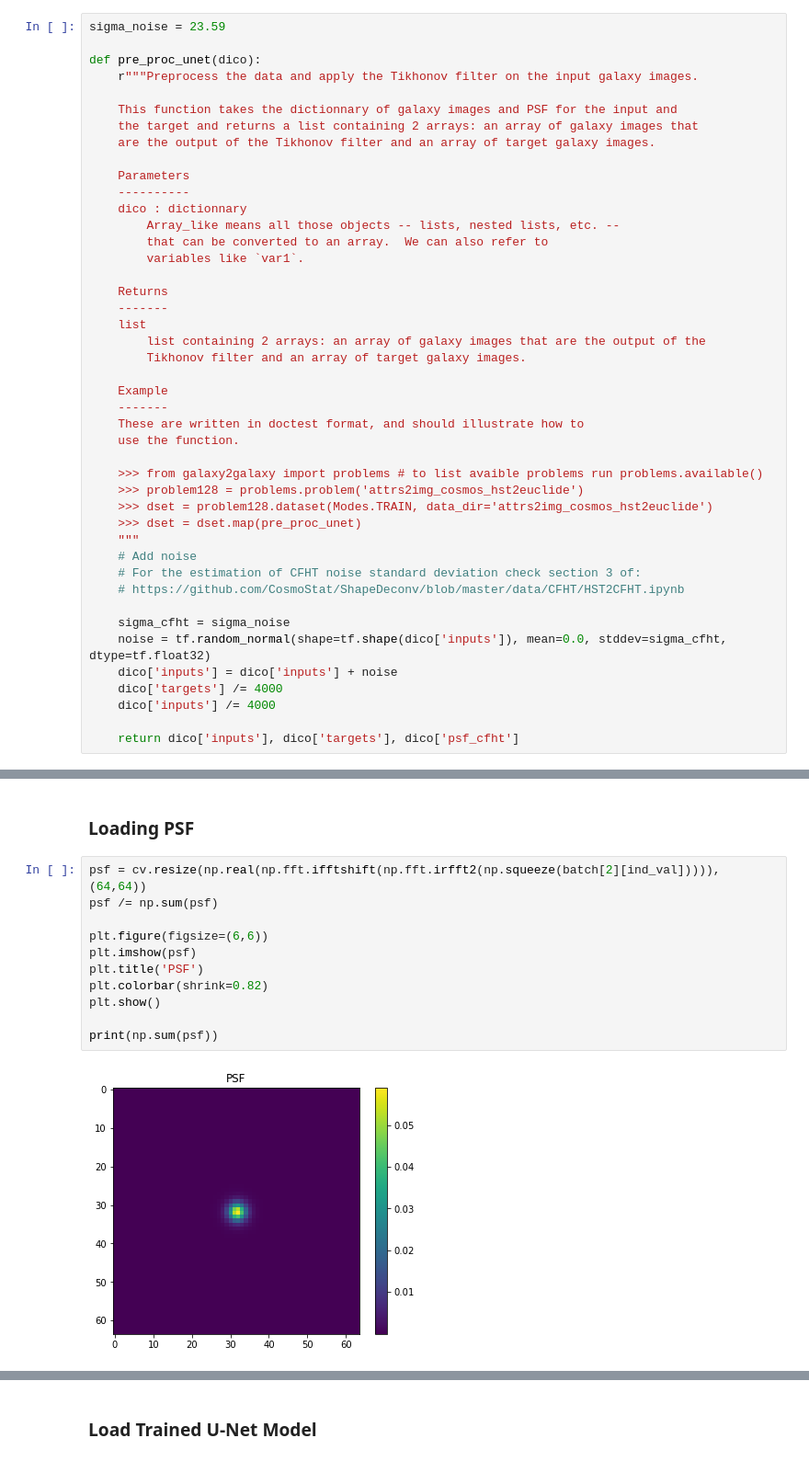
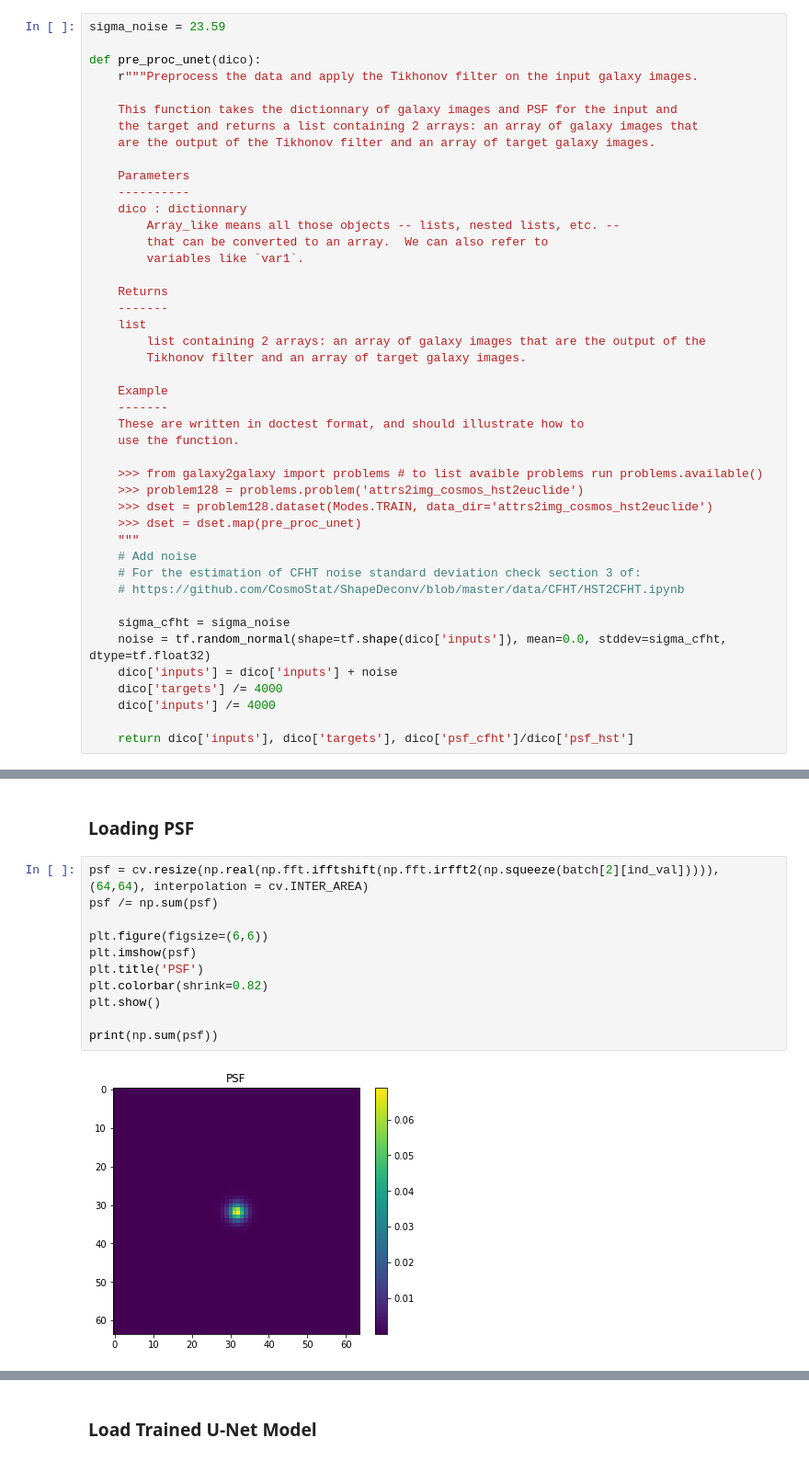
Before and after one commit to utsav-akhaury/PnP-ADMM, a Jupyter notebook: FB_starlet.ipynb, the cells around one changed output, grey strips where cells are left out. Shown at 92% size. Saved outputs shown, nothing was run; the diff lists cells and outputs as text.

```diff
--- a/FB_starlet.ipynb
+++ b/FB_starlet.ipynb
@@ -70,7 +70,7 @@ def pre_proc_unet(dico):
     dico['targets'] /= 4000
     dico['inputs'] /= 4000
 
-    return dico['inputs'], dico['targets'], dico['psf_cfht']
+    return dico['inputs'], dico['targets'], dico['psf_cfht']/dico['psf_hst']
 # %%
 # Utility Functions
 
@@ -209,18 +195,18 @@ plt.show()
 # %% [markdown]
 ### Loading PSF
 # %%
-psf = cv.resize(np.real(np.fft.ifftshift(np.fft.irfft2(np.squeeze(batch[2][ind_val])))), (64,64))
+psf = cv.resize(np.real(np.fft.ifftshift(np.fft.irfft2(np.squeeze(batch[2][ind_val])))), (64,64), interpolation = cv.INTER_AREA)
 psf /= np.sum(psf)
 
 plt.figure(figsize=(6,6))
 plt.imshow(psf)
 plt.title('PSF')
 plt.colorbar(shrink=0.82)
 plt.show()
 
 print(np.sum(psf))
 # %% [output]
-[figure, old version]
+[figure, new version]
 1.0
 # %% [markdown]
 ### Load Trained U-Net Model
```
Also changed, not shown: parts of 8 cells of this notebook.
